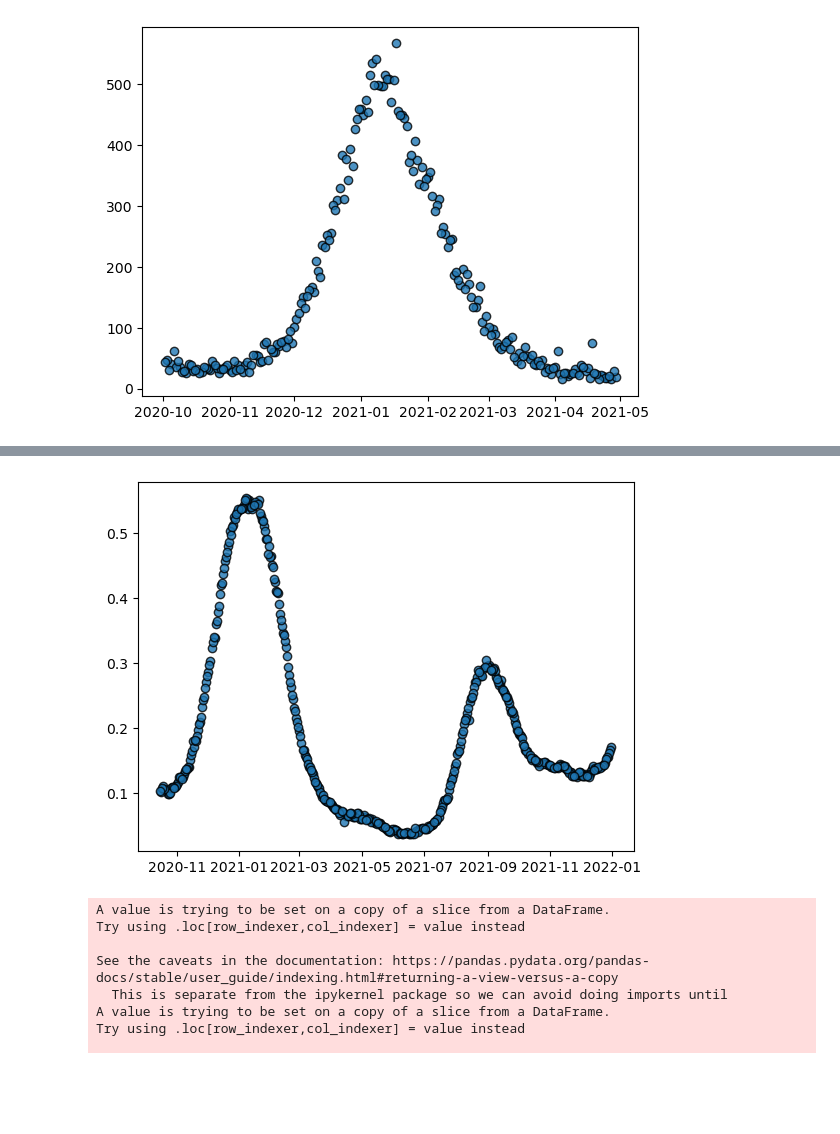
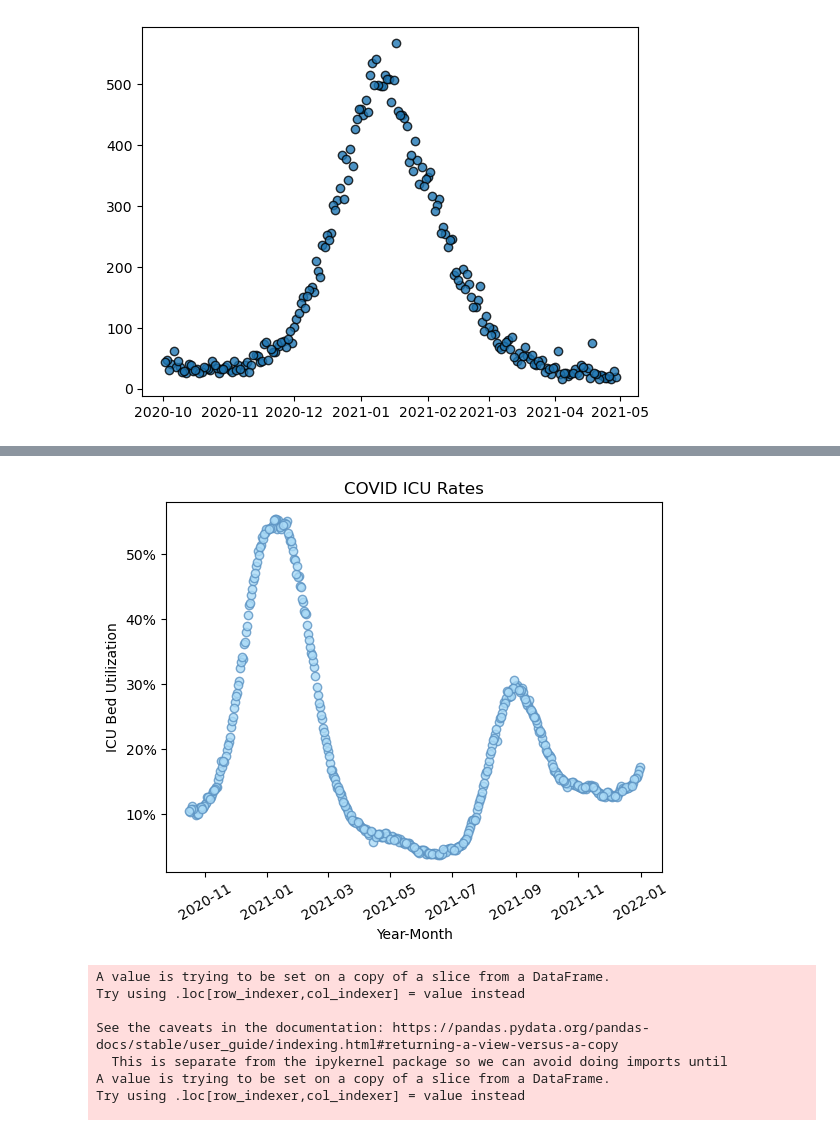
Before and after one commit to Project-1-Team-9/Covid-Analysis, a Jupyter notebook: health_data_api.ipynb, the cells around one changed output, grey strips where cells are left out. Drawn from its saved outputs; the diff is of its cells as text; code cells hidden in the pictures; blank space fills up the shorter version.

```diff
--- a/health_data_api.ipynb
+++ b/health_data_api.ipynb
@@ -338,16 +342,21 @@ See the caveats in the documentation: https://pandas.pydata.org/pandas-docs/stab
 # %%
 #Q2B BRAPH 1 How did staffing change throughout 2020-2021?
 ###How did COVID ICU rates change throughout 2020-2021? Q2 graph 1 of 2
 covid_icu = state_20_21_df["adult_icu_bed_covid_utilization"].astype(float)
 date = state_20_21_df["date"]
+labels = ["10%", "20%", "30%", "40%", "50%"]
+plt.scatter(date,covid_icu,
+           edgecolor="#5B92C2", linewidths=1, marker="o",
+        alpha=0.8, label="Hospital COVID ICU rates Over Time", color = "#ABDBF7")
 
-plt.scatter(date,covid_icu,
-           edgecolor="black", linewidths=1, marker="o",
-        alpha=0.8, label="Hospital Covid ICU rates Over Time")
-
+plt.title("COVID ICU Rates")
+plt.xlabel("Year-Month")
+plt.xticks(rotation = 30)
+plt.yticks([0.1, 0.2, 0.3, 0.4, 0.5], labels)
+plt.ylabel("ICU Bed Utilization")
 plt.show()
 # %% [output]
-[figure, old version]
+[figure, new version]
 # %%
 #Q4 How did staffing change throughout 2020-2021
 # %%
```
Also changed, not shown: parts of 2 cells of this notebook.
